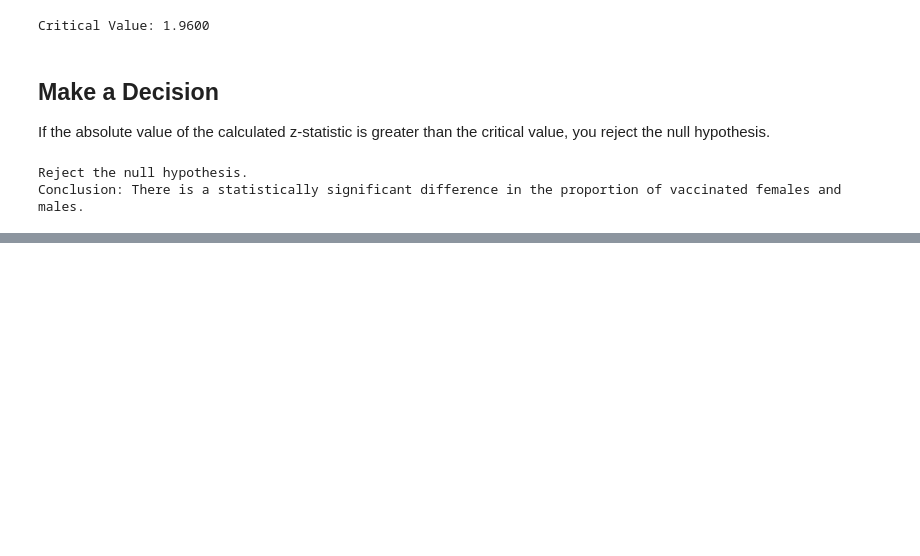
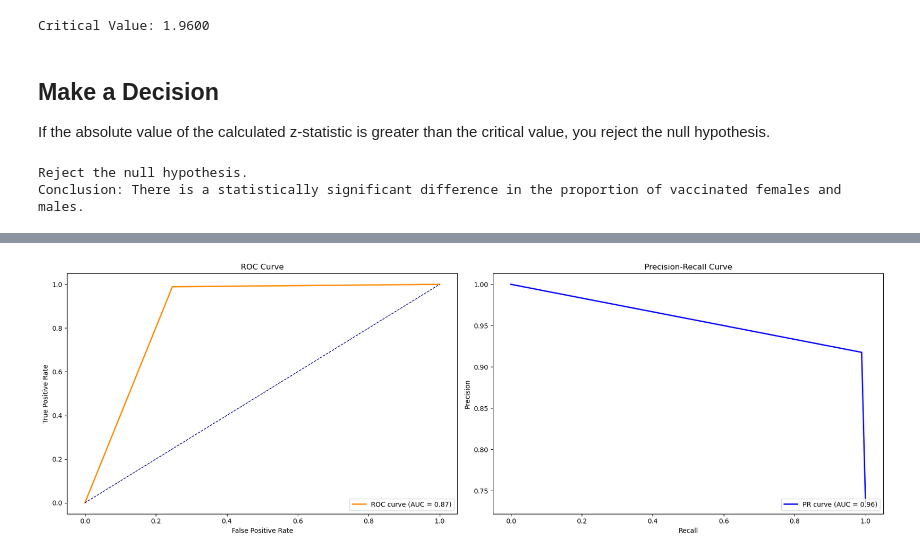
Before and after one commit to Day-hue/Phase-3-project, a Jupyter notebook: phase 3 project.ipynb, the cells around one changed output, grey strips where cells are left out. Cells and saved outputs as stored; diff of their text form; code cells hidden in the pictures; blank space fills up the shorter version.

```diff
--- a/phase 3 project.ipynb
+++ b/phase 3 project.ipynb
@@ -1432,0 +1605,3 @@ Conclusion: There is a statistically significant difference in the proportion of
+# %%
+# split the data into training set and testing split
+X_train, X_test, y_train, y_test = train_test_split(X, y, test_size=0.20, random_state=127)
@@ -1432,0 +1749,6 @@ Conclusion: There is a statistically significant difference in the proportion of
+# %%
+# Define the random Classifier model
+rmodel = RandomForestClassifier(random_state=42)
+
+# Fit the model on the training data
+rmodel.fit(X_train_scaled, y_train)
@@ -1432,0 +1757,10 @@ Conclusion: There is a statistically significant difference in the proportion of
+# %%
+# Predict on the training set
+y_test_pred_r = rmodel.predict(X_test_scaled)
+
+# Print the classification report
+print('Classification Report on testing Set:')
+print(classification_report(y_test, y_test_pred_r))
+# Print the confusion matrix
+print('Confusion Matrix on testing Set:')
+print(confusion_matrix(y_test, y_test_pred_r))
@@ -1432,0 +1798,36 @@ Conclusion: There is a statistically significant difference in the proportion of
+# %%
+from sklearn.metrics import precision_recall_curve, roc_curve, auc
+# Compute ROC Curve and AUC
+fpr, tpr, _ = roc_curve(y_test,y_test_pred_r)
+roc_auc = auc(fpr, tpr)
+
+# Compute Precision-Recall Curve and AUC
+precision, recall, _ = precision_recall_curve(y_test,y_test_pred_r)
+pr_auc = auc(recall, precision)
+
+# Define curves and their properties
+curves = [
+    ("ROC Curve", fpr, tpr, "False Positive Rate", "True Positive Rate", 'darkorange', f'ROC curve (AUC = {roc_auc:.2f})'),
+    ("Precision-Recall Curve", recall, precision, "Recall", "Precision", 'blue', f'PR curve (AUC = {pr_auc:.2f})')
+]
+
+# Create subplots
+fig, axes = plt.subplots(1, 2, figsize=(18, 6))
+
+# Loop over curves to plot
+for i, (title, x, y, xlabel, ylabel, color, label) in enumerate(curves):
+    axes[i].plot(x, y, color=color, lw=2, label=label)
+    axes[i].set_xlabel(xlabel)
+    axes[i].set_ylabel(ylabel)
+    axes[i].set_title(title)
+    axes[i].legend(loc='lower right')
+    axes[i].grid(False)  # Remove grid
+
+# Add diagonal reference line for ROC Curve
+axes[0].plot([0, 1], [0, 1], color='navy', lw=1, linestyle='--', label='Chance Line')
+
+# Adjust layout
+plt.tight_layout()
+plt.show()
+# %% [output]
+[figure, added]
```
Also changed, not shown: parts of 77 cells of this notebook, 6 other files.
